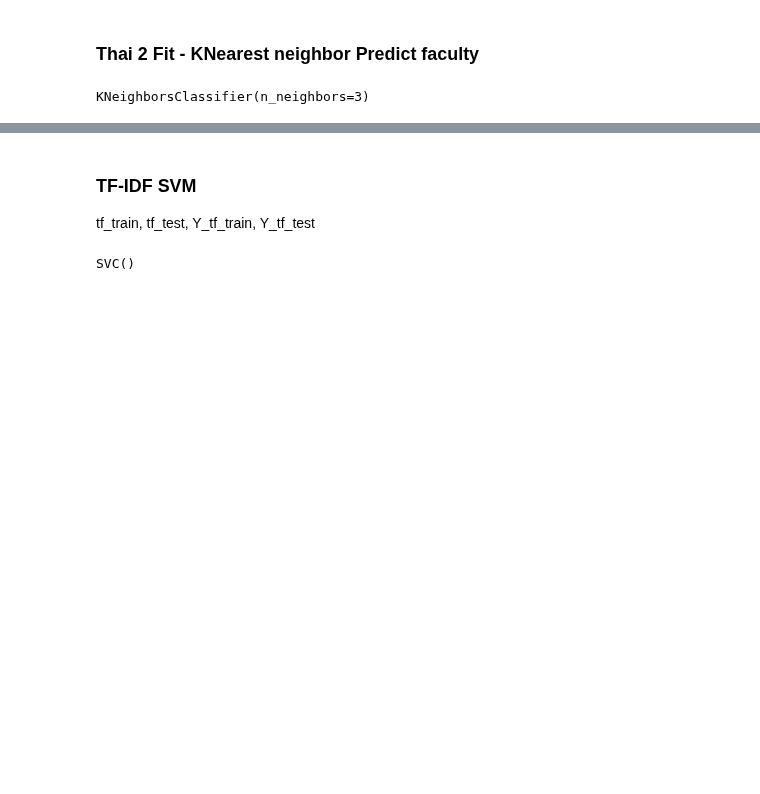
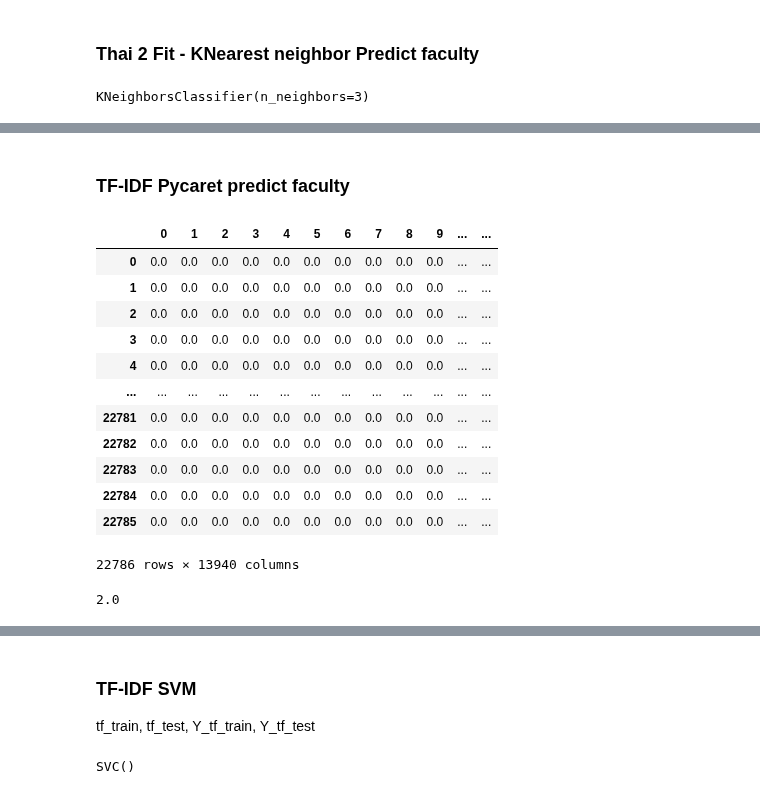
Before and after one commit to new5558/Chula-course-recommender-proof-of-concept, a Jupyter notebook: src/model.ipynb, the cells around one changed output, grey strips where cells are left out. Drawn from its saved outputs; the diff is of its cells as text; code cells hidden in the pictures; blank space fills up the shorter version.

Commit message:
build: add pycaret

```diff
--- a/src/model.ipynb
+++ b/src/model.ipynb
@@ -990,0 +996,28 @@ print(f1_score(Y_t2f_test, Y_pred, average='micro'))
+# %% [markdown]
+### TF-IDF Pycaret predict faculty
+# %%
+tfidf_df = pd.DataFrame(tf_idf.toarray())
+# %%
+tfidf_df['label'] = Y_text
+# %%
+tfidf_df
+# %% [output]
+|  | 0 | 1 | 2 | 3 | 4 | 5 | 6 | 7 | 8 | 9 | ... | ... |
+| 0 | 0.0 | 0.0 | 0.0 | 0.0 | 0.0 | 0.0 | 0.0 | 0.0 | 0.0 | 0.0 | ... | ... |
+| 1 | 0.0 | 0.0 | 0.0 | 0.0 | 0.0 | 0.0 | 0.0 | 0.0 | 0.0 | 0.0 | ... | ... |
+| 2 | 0.0 | 0.0 | 0.0 | 0.0 | 0.0 | 0.0 | 0.0 | 0.0 | 0.0 | 0.0 | ... | ... |
+| 3 | 0.0 | 0.0 | 0.0 | 0.0 | 0.0 | 0.0 | 0.0 | 0.0 | 0.0 | 0.0 | ... | ... |
+| 4 | 0.0 | 0.0 | 0.0 | 0.0 | 0.0 | 0.0 | 0.0 | 0.0 | 0.0 | 0.0 | ... | ... |
+| ... | ... | ... | ... | ... | ... | ... | ... | ... | ... | ... | ... | ... |
+| 22781 | 0.0 | 0.0 | 0.0 | 0.0 | 0.0 | 0.0 | 0.0 | 0.0 | 0.0 | 0.0 | ... | ... |
+| 22782 | 0.0 | 0.0 | 0.0 | 0.0 | 0.0 | 0.0 | 0.0 | 0.0 | 0.0 | 0.0 | ... | ... |
+| 22783 | 0.0 | 0.0 | 0.0 | 0.0 | 0.0 | 0.0 | 0.0 | 0.0 | 0.0 | 0.0 | ... | ... |
+| 22784 | 0.0 | 0.0 | 0.0 | 0.0 | 0.0 | 0.0 | 0.0 | 0.0 | 0.0 | 0.0 | ... | ... |
+| 22785 | 0.0 | 0.0 | 0.0 | 0.0 | 0.0 | 0.0 | 0.0 | 0.0 | 0.0 | 0.0 | ... | ... |
+22786 rows × 13940 columns
+# %%
+# check version
+from pycaret.utils import version
+version()
+# %% [output]
+2.0
```
Also changed, not shown: parts of 13 cells of this notebook, 4 other files.
